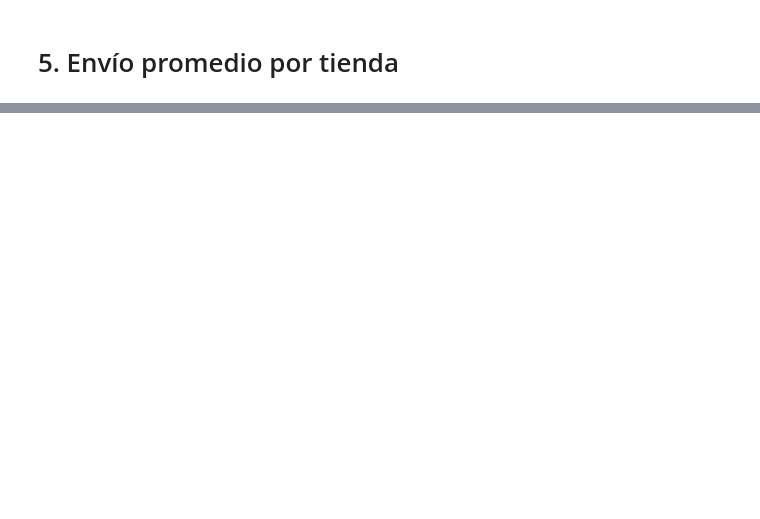
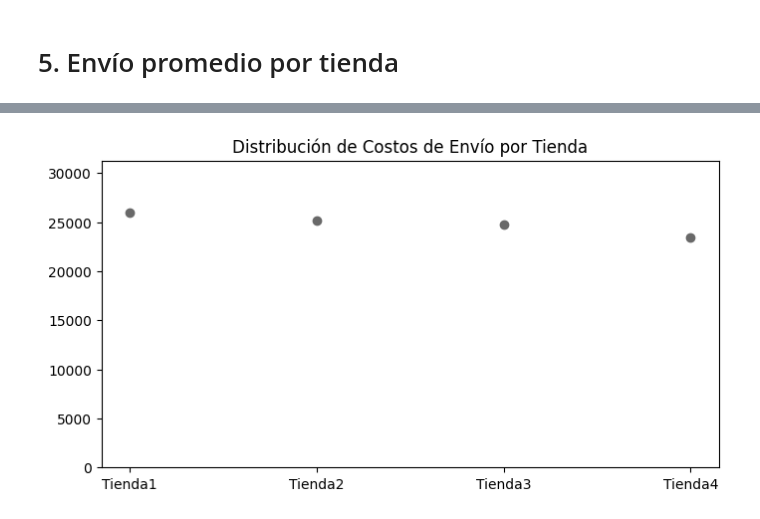
Before and after one commit to JuanJ13/Challenge-I---Data-Science, a Jupyter notebook: Challenge_I_AluraStoreLatam.ipynb, the cells around one changed output, grey strips where cells are left out. Cells and saved outputs as stored; diff of their text form; code cells hidden in the pictures; blank space fills up the shorter version.

```diff
--- a/Challenge_I_AluraStoreLatam.ipynb
+++ b/Challenge_I_AluraStoreLatam.ipynb
@@ -193,0 +346,3 @@ np.float64(26018.60958033065)
+# %%
+costo_envio_t3 = tienda3['Costo de envío'].mean()
+print(f'El costo promedio de envío en la tienda 3 es de: {costo_envio_t3}')
@@ -193,0 +351,3 @@ np.float64(26018.60958033065)
+# %%
+costo_envio_t4 = tienda4['Costo de envío'].mean()
+print(f'El costo promedio de envío en la tienda 4 es de: {costo_envio_t4}')
@@ -193,0 +356,9 @@ np.float64(26018.60958033065)
+# %%
+costo_envio_tiendas = {
+    'Tiendas' : ['Tienda1','Tienda2','Tienda3','Tienda4'],
+    'Costo Envio Tiendas': [costo_envio_t1,costo_envio_t2,costo_envio_t3,costo_envio_t4]
+}
+
+df_costo_envio_tiendas = pd.DataFrame(costo_envio_tiendas)
+df_costo_envio_tiendas.set_index('Tiendas',inplace=True)
+df_costo_envio_tiendas
@@ -193,0 +372,3 @@ np.float64(26018.60958033065)
+# %%
+df_costo_envio_tiendas['Costo Envio Tiendas'] = df_costo_envio_tiendas['Costo Envio Tiendas'].round(2)
+df_costo_envio_tiendas
@@ -193,0 +382,11 @@ np.float64(26018.60958033065)
+# %%
+#Diagrama de puntos de los costos de envio por cada tienda
+
+plt.figure(figsize=(8, 4))
+plt.scatter(df_costo_envio_tiendas.index, df_costo_envio_tiendas['Costo Envio Tiendas'],
+            color='#696969', zorder=2)
+plt.title('Distribución de Costos de Envío por Tienda')
+plt.ylim(0, df_costo_envio_tiendas['Costo Envio Tiendas'].max() * 1.2)
+plt.show()
+# %% [output]
+[figure, added]
```
Also changed, not shown: parts of 45 cells of this notebook.
